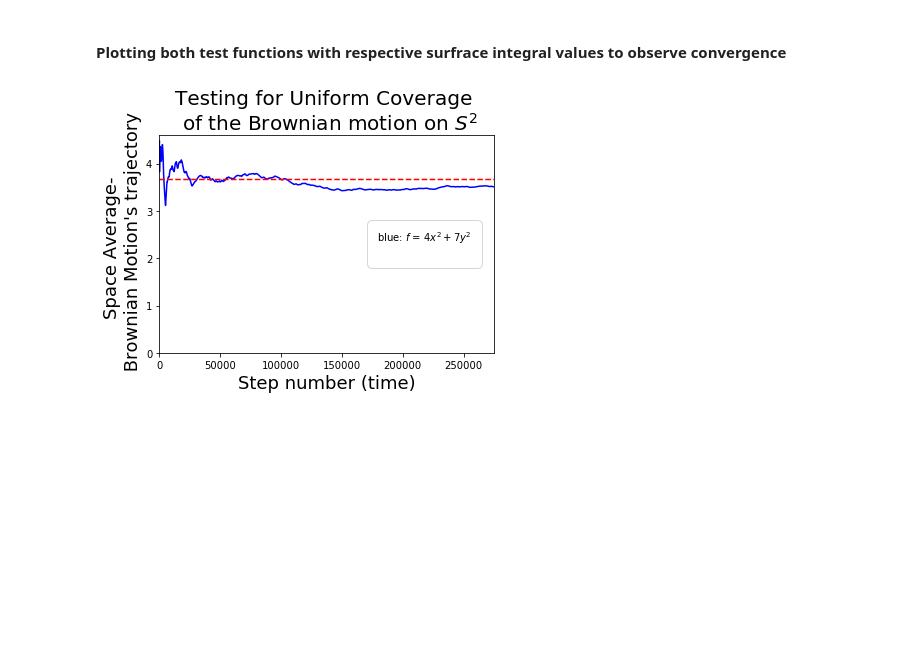
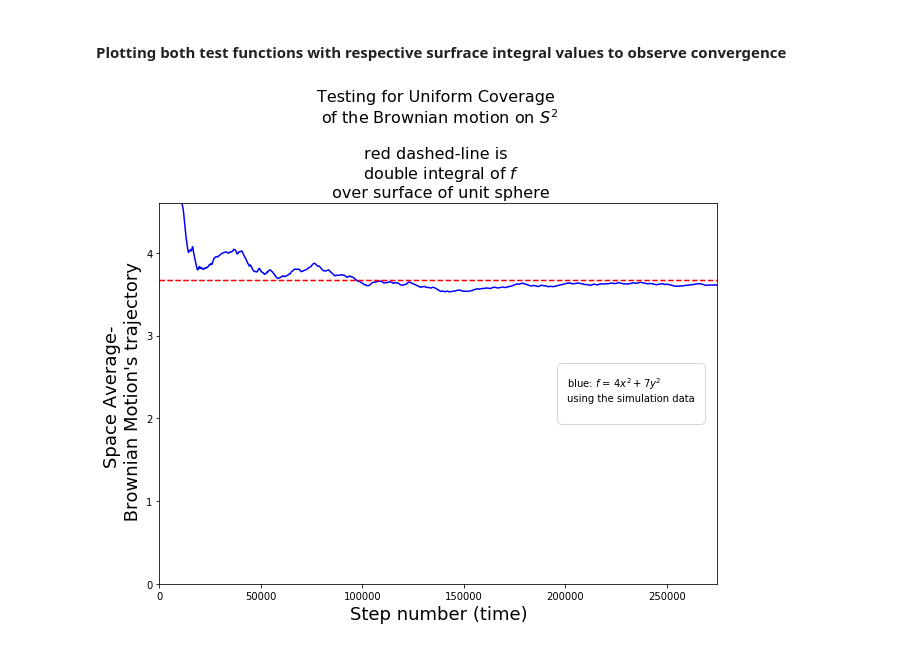
Before and after one commit to hankbesser/brownian-manifold, a Jupyter notebook: notebook_examples/manifold_example.ipynb, the cells around one changed output. Saved outputs shown, nothing was run; the diff lists cells and outputs as text; code cells hidden in the pictures; blank space fills up the shorter version.

Commit message:
Tweaking plots and general updates for clarity in notebook.

````diff
--- a/notebook_examples/manifold_example.ipynb
+++ b/notebook_examples/manifold_example.ipynb
@@ -45,10 +68,16 @@ Manifold?
 Invoke ```Manifold``` and instantiate ```sphere_manifold``` and ```cylinder_manifold``` (or whatever you would like to name the specific instances of ```Manifold```)
 # %%
 # specify the inital paramters for 2-sphere
+
 sphere_manifold = Manifold(manifold='sphere',
                           radius_sphere=1,
                           final_time=137.5,
-                          n_steps=275000)
+                          n_steps=275000,
+                          plt_interactive=False)
+
+#setting plt_interactive = False
+#This automatically renders matplotlib figures inline (in the notebook).
+#setting to False merrely for displaying notebook on github.
 # %%
 # specify the inital paramters for finite cylinder
 cylinder_manifold = Manifold(manifold='cylinder',
@@ -326,18 +401,23 @@ space_average2 = tester_function_cum_output2/all_steps
 # %% [markdown]
 #### Plotting both test functions with respective surfrace integral values to observe convergence
 # %%
-plt.figure()
+fig = plt.figure(figsize=(10,7))
 ax = plt.gca()
-ax.set_title("Testing for Uniform Coverage \n of the Brownian motion on $S^2$",fontsize=20)
+ax.set_title("Testing for Uniform Coverage \n of the Brownian motion on $S^2$ \n\n\
+red dashed-line is \n double integral of $f$ \n over surface of unit sphere",fontsize=16)
 ax.set_ylabel("Space Average- \n Brownian Motion's trajectory",fontsize=18)
 ax.set_xlabel('Step number (time)',fontsize=18)
 ax.set_xlim(0,sphere_manifold.n_steps)
 ax.set_ylim(0,4.6)
-ax.legend("",title= 'blue: $f$ = $4x^2 + 7y^2$',loc=5,fontsize=25)
+ax.legend("",title= 'blue: $f$ = $4x^2 + 7y^2$ \n\
+using the simulation data',loc=5,fontsize=25)
 plt.plot(all_steps,space_average,'b-')
 plt.plot(all_steps,[test1]*len(all_steps),'r--')
-plt.show()
-plt.show()
+if hasattr(plt.get_current_fig_manager(), 'window'):
+    fig_mgr = plt.get_current_fig_manager()
+    fig_mgr.window.showMinimized()
+else:
+    plt.show()
 # %% [output]
-[figure, old version]
+[figure, new version]
 # %%
````
Also changed, not shown: parts of 14 cells of this notebook, 2 other files.
